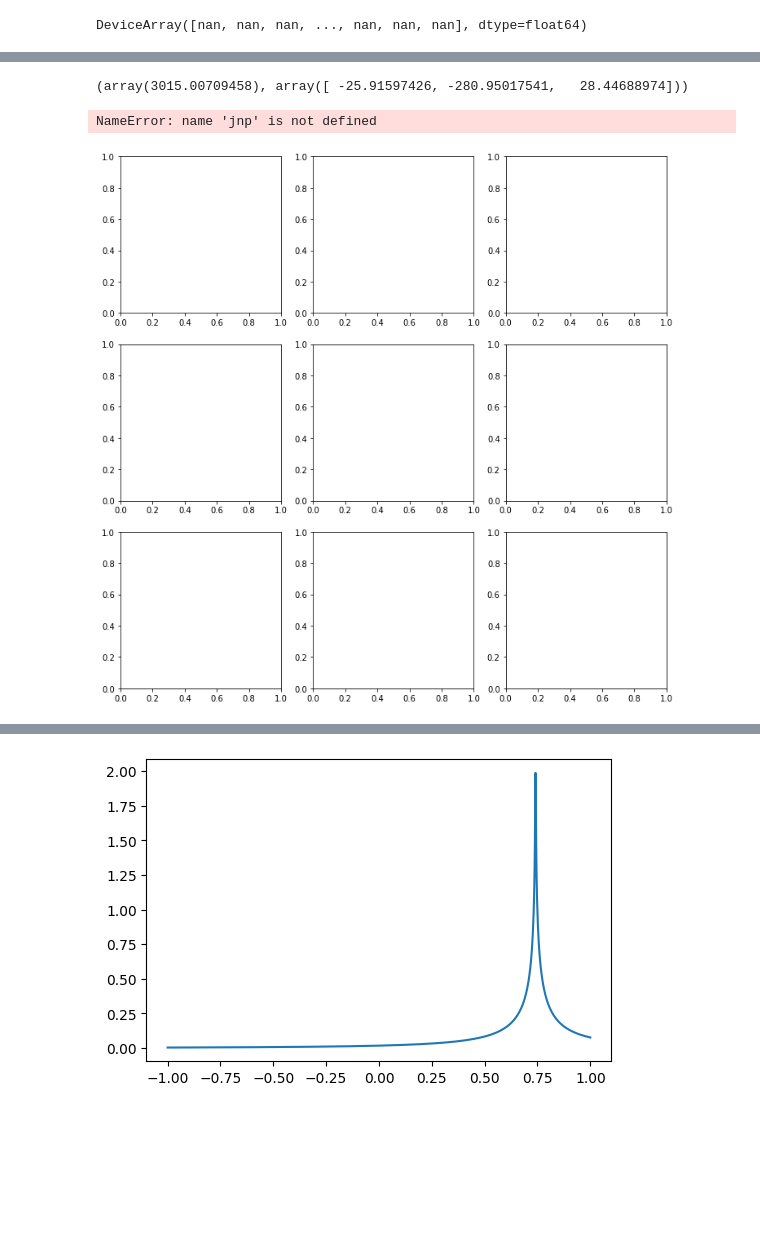
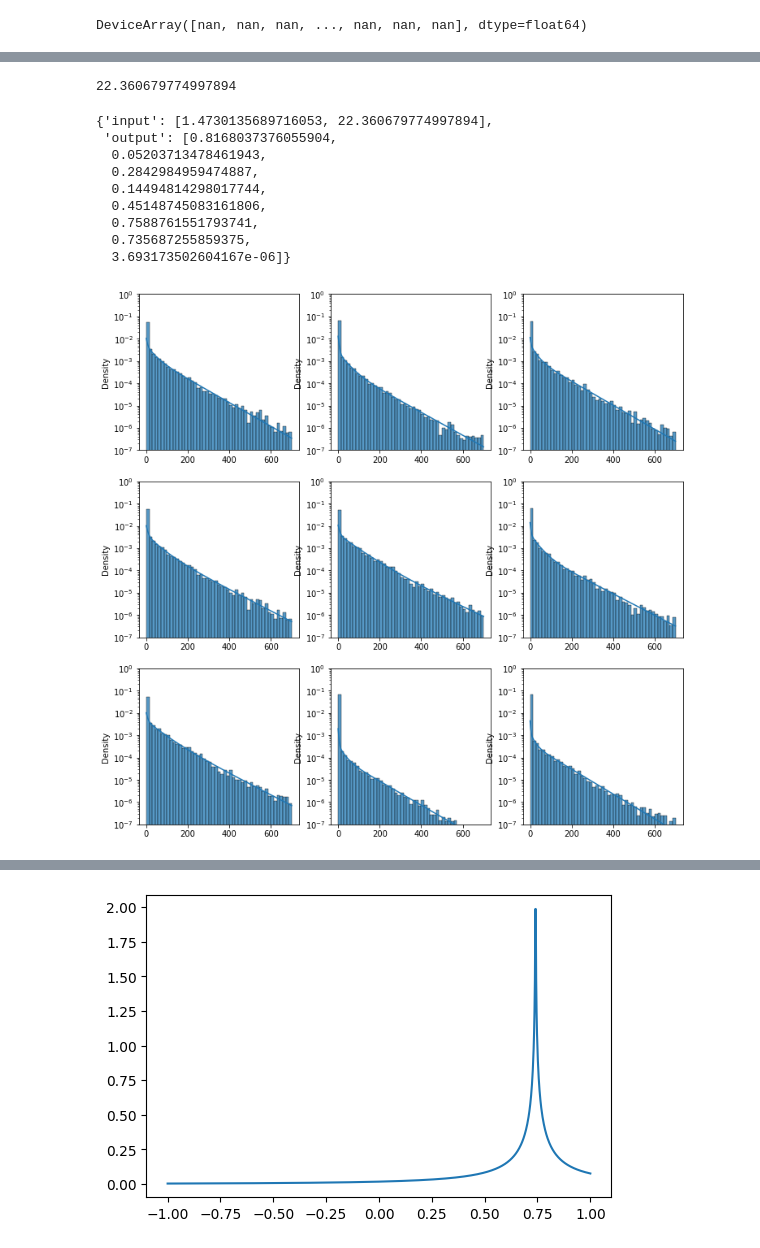
Before and after one commit to pone-software/hyperion, a Jupyter notebook: eval_photon_sims.ipynb, the cells around one changed output, grey strips where cells are left out. Cells and saved outputs as stored; diff of their text form; code cells hidden in the pictures; blank space fills up the shorter version.

```diff
--- a/eval_photon_sims.ipynb
+++ b/eval_photon_sims.ipynb
@@ -143,5 +85,5 @@ sca_len = 100
 c_medium = 0.3 / 1.35
 abs_len = 30
 r = 0.21
-det_ph = pickle.load(open("photon_table_0.pickle", "rb"))
+det_ph = pickle.load(open("photon_table_1.pickle", "rb"))
 #fit_pars = pickle.load(open("photon_fitpars_1.pickle", "rb"))
@@ -147,0 +92,4 @@ det_ph = pickle.load(open("photon_table_0.pickle", "rb"))
+# %%
+det_center = np.asarray([0, 0, det_dist])
+rel = (isec_poss - det_center)
+rel = rel / np.linalg.norm(rel, axis=1)[:, np.newaxis]
@@ -175,6 +313,7 @@ fit_results = []
 
 
 thetas = np.arccos(np.linspace(-1, 1, 9))
+pdf = make_exp_exp_exp(sampler=False)
 
 for theta, ax in zip(thetas, axs.ravel()):
 
@@ -182,7 +321,7 @@ for theta, ax in zip(thetas, axs.ravel()):
     weights = np.exp(-isec_times *c_medium / abs_len)
     c_weight = cherenkov_ang_dist(np.cos(ph_thetas-theta)) / ANG_DIST_INT *2
     t, w, ucf = make_data(isec_times, weights*c_weight, det_dist, thr=2)
-    obj, func = make_exp_exp_exp(t, w)
+    obj = make_obj_func(pdf, t, w, 5)
     pars = fit(wrap(obj))
     t, w, _ = make_data(isec_times, weights*c_weight, det_dist, thr=0)
     sns.histplot(x=t, weights=w, bins=np.linspace(0, 700, 50), stat="density", ax=ax)
@@ -190,9 +329,10 @@ for theta, ax in zip(thetas, axs.ravel()):
 
 
     xs = np.linspace(0, 700, 500)
-    ax.plot(xs, (1-ucf)*np.exp(func(xs, *pars[0])))
+    ax.plot(xs, (1-ucf)*np.exp(pdf(xs, *pars[0])))
     #plt.plot(xs, np.exp(lhfunc(xs, [1.5, 1, 1, 0.5])))
     #plt.semilogy()
     ax.set_ylim(1E-7, 1)
     ax.set_yscale("log")
+    ax.set_title(rf"$\theta$ = {np.degrees(theta):.2f}")
 # %% [output]
@@ -200,32 +340,45 @@ for theta, ax in zip(thetas, axs.ravel()):
+# %%
+det_dist
+# %% [output]
+22.360679774997894
 # %%
-wrap(obj)(0.5, 0.6, 0.1)
+fit_pars = pickle.load(open("photon_fitpars_0.pickle", "rb"))
+det_ph = pickle.load(open("photon_table_0.pickle", "rb"))
-# %% [output]
-(array(3015.00709458), array([ -25.91597426, -280.95017541,   28.44688974]))
+# %%
+fit_pars[0]
+# %% [output]
+{'input': [1.4730135689716053, 22.360679774997894],
+ 'output': [0.8168037376055904,
+  0.05203713478461943,
+  0.2842984959474887,
+  0.14494814298017744,
+  0.45148745083161806,
+  0.7588761551793741,
+  0.735687255859375,
+  3.693173502604167e-06]}
 # %%
 fig, axs = plt.subplots(3, 3, figsize=(12, 12))
 
 fit_results = []
 
 
-for i, ax in zip(range(9), axs.ravel()):
-    det_dist, isec_times, ph_thetas, stepss, isec_poss = det_ph[i]
+for i, ax, fp in zip(range(9), axs.ravel(), fit_pars):
+    det_dist, isec_times, ph_thetas, stepss, isec_poss = det_ph[0]
     weights = jnp.exp(-isec_times *c_medium / abs_len)
-    c_weight = cherenkov_ang_dist(np.cos(ph_thetas-np.radians(30))) / ANG_DIST_INT *2
+    c_weight = cherenkov_ang_dist(np.cos(ph_thetas-fp["input"][0])) / ANG_DIST_INT *2
     t, w, ucf = make_data(isec_times, weights*c_weight, det_dist, thr=2)
-    best_res, func = fit(t, w)
+    _, func = make_exp_exp_exp(t, w)
 
     t, w, _ = make_data(isec_times, weights*c_weight, det_dist, thr=0)
     sns.histplot(x=t, weights=w, bins=np.linspace(0, 700, 50), stat="density", ax=ax)
     plt.semilogy()
 
 
     xs = np.linspace(0, 700, 500)
-    ax.plot(xs, (1-ucf)*np.exp(func(xs, best_res[0])))
+    ax.plot(xs, (1-ucf)*np.exp(func(xs, *fp["output"][:-2])))
     #plt.plot(xs, np.exp(lhfunc(xs, [1.5, 1, 1, 0.5])))
     #plt.semilogy()
     ax.set_ylim(1E-7, 1)
     ax.set_yscale("log")
-    fit_results.append(best_res[0])
 # %% [output]
-NameError: name 'jnp' is not defined
-[figure, old version]
+[figure, new version]
```
Also changed, not shown: parts of 45 cells of this notebook, 3 other files.
